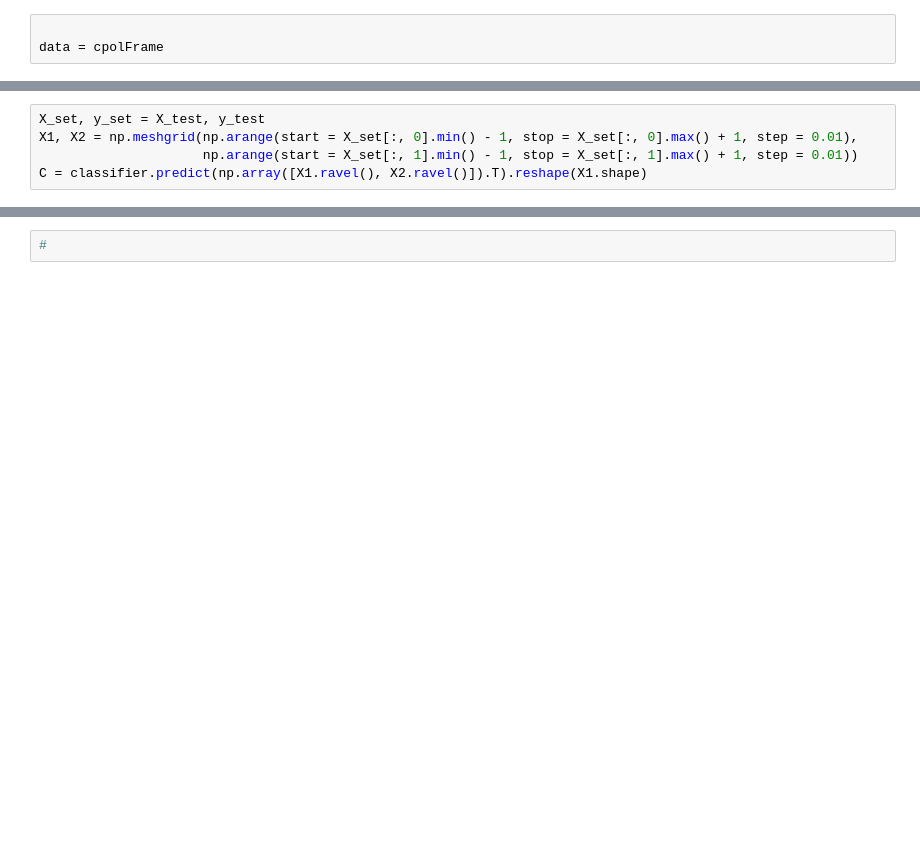
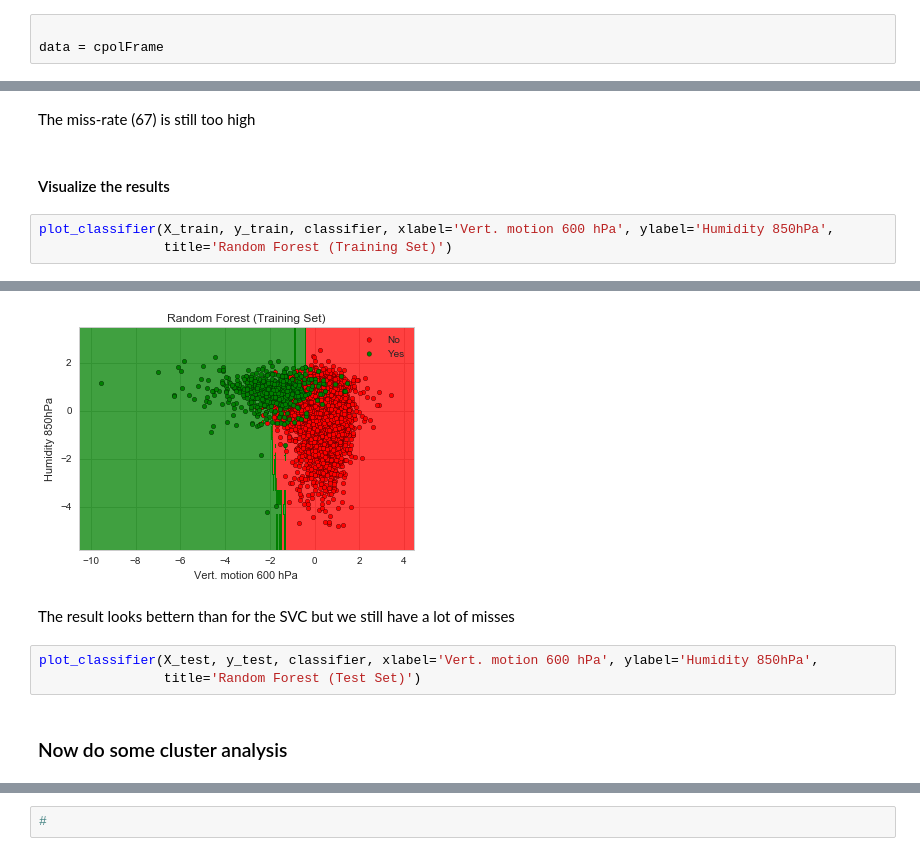
Before and after one commit to antarcticrainforest/RainfallExtremes, a Jupyter notebook: python/ML_Algos.ipynb, the cells around one changed output, grey strips where cells are left out. Cells and saved outputs as stored; diff of their text form; blank space fills up the shorter version.

```diff
--- a/python/ML_Algos.ipynb
+++ b/python/ML_Algos.ipynb
@@ -243,5 +48,0 @@ plt.legend()
-# %%
-X_set, y_set = X_test, y_test
-X1, X2 = np.meshgrid(np.arange(start = X_set[:, 0].min() - 1, stop = X_set[:, 0].max() + 1, step = 0.01),
-                     np.arange(start = X_set[:, 1].min() - 1, stop = X_set[:, 1].max() + 1, step = 0.01))
-C = classifier.predict(np.array([X1.ravel(), X2.ravel()]).T).reshape(X1.shape)
@@ -332,0 +238,8 @@ py.iplot({'data': scatter, 'layout': layout}, filename='3d_scatter-cluster')
+# %% [markdown]
+The miss-rate (67) is still too high
+# %% [markdown]
+#### Visualize the results
+# %%
+plot_classifier(X_train, y_train, classifier, xlabel='Vert. motion 600 hPa', ylabel='Humidity 850hPa',
+                title='Random Forest (Training Set)')
+# %% [output]
@@ -332,0 +250,8 @@ py.iplot({'data': scatter, 'layout': layout}, filename='3d_scatter-cluster')
+[figure, added]
+# %% [markdown]
+The result looks bettern than for the SVC but we still have a lot of misses
+# %%
+plot_classifier(X_test, y_test, classifier, xlabel='Vert. motion 600 hPa', ylabel='Humidity 850hPa',
+                title='Random Forest (Test Set)')
+# %% [markdown]
+### Now do some cluster analysis
```
Also changed, not shown: parts of 51 cells of this notebook.
